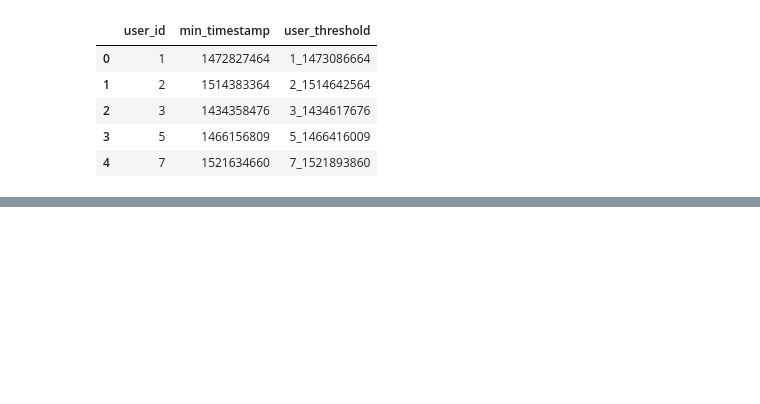
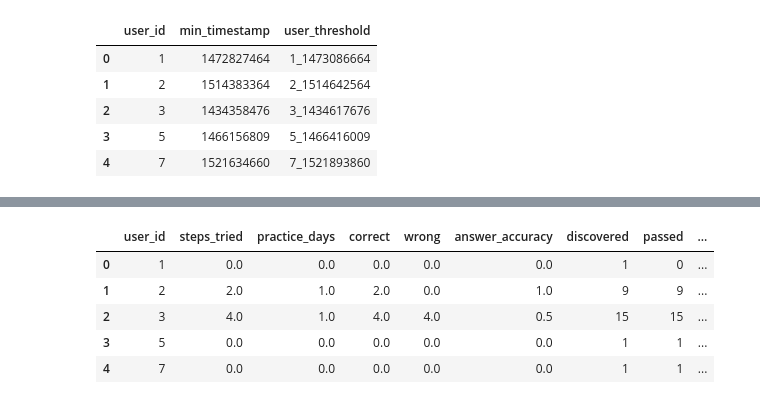
Before and after one commit to PigStep/Stepic-R-course-analitycs, a Jupyter notebook: main/main.ipynb, the cells around one changed output, grey strips where cells are left out. Cells and saved outputs as stored; diff of their text form; code cells hidden in the pictures; blank space fills up the shorter version.

```diff
--- a/main/main.ipynb
+++ b/main/main.ipynb
@@ -273,0 +235,9 @@ AttributeError: 'DataFrame' object has no attribute 'user_threshold'
+# %%
+X.head()
+# %% [output]
+|  | user_id | steps_tried | practice_days | correct | wrong | answer_accuracy | discovered | passed | ... |
+| 0 | 1 | 0.0 | 0.0 | 0.0 | 0.0 | 0.0 | 1 | 0 | ... |
+| 1 | 2 | 2.0 | 1.0 | 2.0 | 0.0 | 1.0 | 9 | 9 | ... |
+| 2 | 3 | 4.0 | 1.0 | 4.0 | 4.0 | 0.5 | 15 | 15 | ... |
+| 3 | 5 | 0.0 | 0.0 | 0.0 | 0.0 | 0.0 | 1 | 1 | ... |
+| 4 | 7 | 0.0 | 0.0 | 0.0 | 0.0 | 0.0 | 1 | 1 | ... |
```
Also changed, not shown: parts of 32 cells of this notebook.
